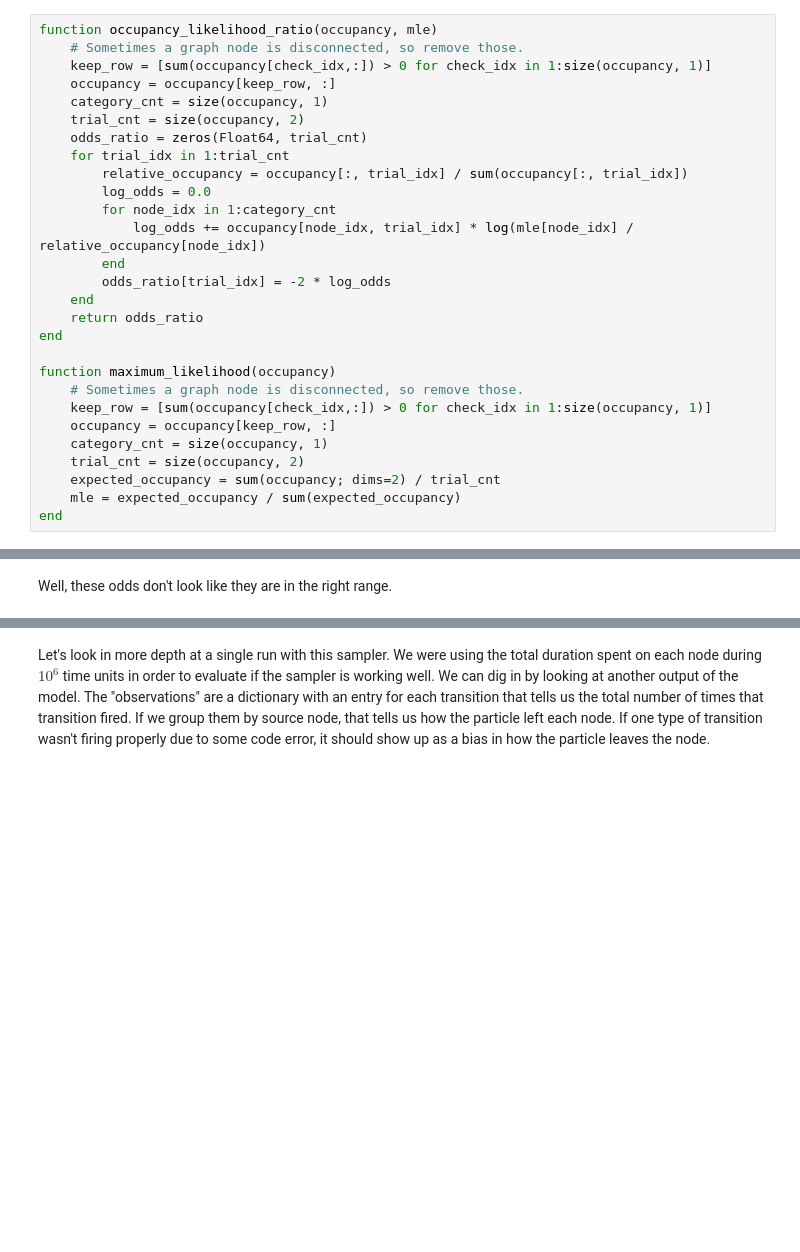
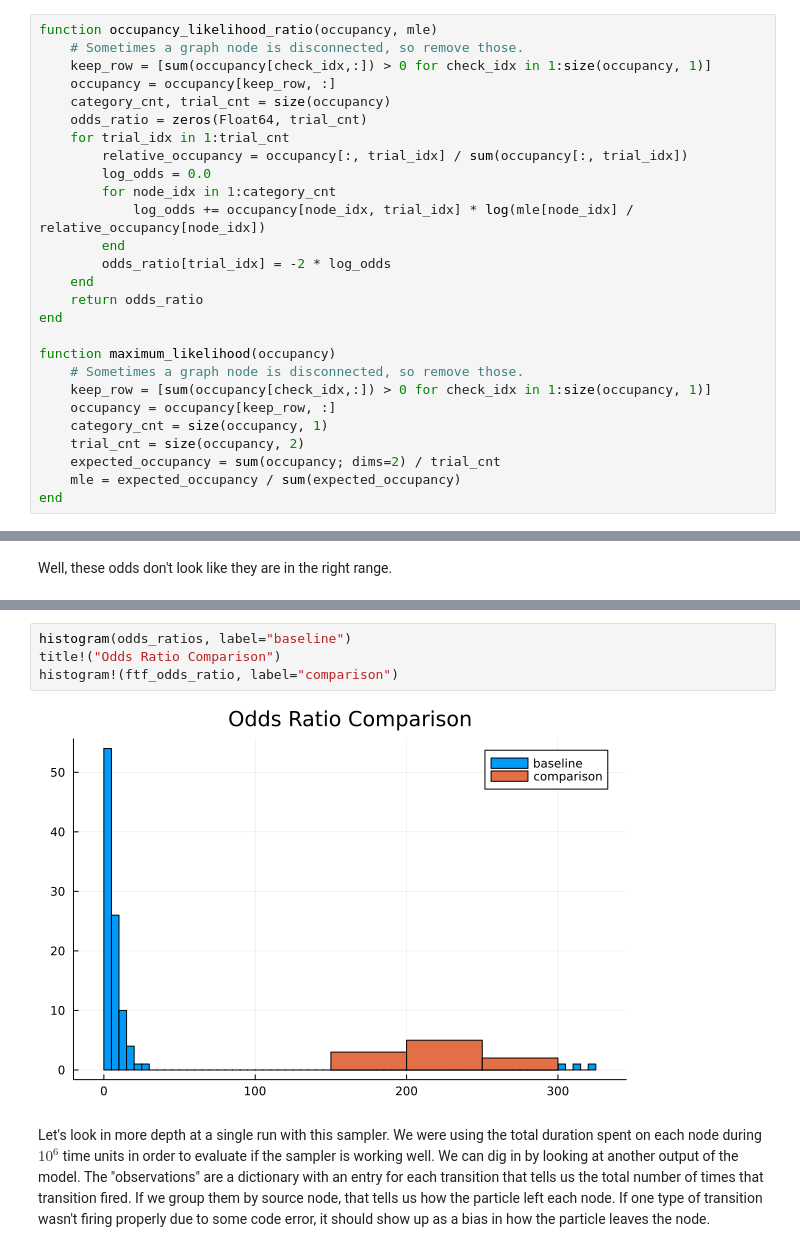
Before and after one commit to adolgert/CompetingClocks.jl, a Jupyter notebook: examples/occupancy.ipynb, the cells around one changed output, grey strips where cells are left out. Drawn from its saved outputs; the diff is of its cells as text; blank space fills up the shorter version.

Commit message:
added a plot to the graph-occupancy analysis

```diff
--- a/examples/occupancy.ipynb
+++ b/examples/occupancy.ipynb
@@ -82,8 +74,7 @@ function occupancy_likelihood_ratio(occupancy, mle)
     # Sometimes a graph node is disconnected, so remove those.
     keep_row = [sum(occupancy[check_idx,:]) > 0 for check_idx in 1:size(occupancy, 1)]
     occupancy = occupancy[keep_row, :]
-    category_cnt = size(occupancy, 1)
-    trial_cnt = size(occupancy, 2)
+    category_cnt, trial_cnt = size(occupancy)
     odds_ratio = zeros(Float64, trial_cnt)
     for trial_idx in 1:trial_cnt
         relative_occupancy = occupancy[:, trial_idx] / sum(occupancy[:, trial_idx])
@@ -179,3 +170,9 @@ sort!(ftf_odds_ratio)
+# %%
+histogram(odds_ratios, label="baseline")
+title!("Odds Ratio Comparison")
+histogram!(ftf_odds_ratio, label="comparison")
+# %% [output]
+[figure, added]
 # %% [markdown]
 Let's look in more depth at a single run with this sampler. We were using the total duration spent on each node during $10^6$ time units in order to evaluate if the sampler is working well. We can dig in by looking at another output of the model. The "observations" are a dictionary with an entry for each transition that tells us the total number of times that transition fired. If we group them by source node, that tells us how the particle left each node. If one type of transition wasn't firing properly due to some code error, it should show up as a bias in how the particle leaves the node.
 # %%
```
Also changed, not shown: parts of 17 cells of this notebook, 2 other files.
